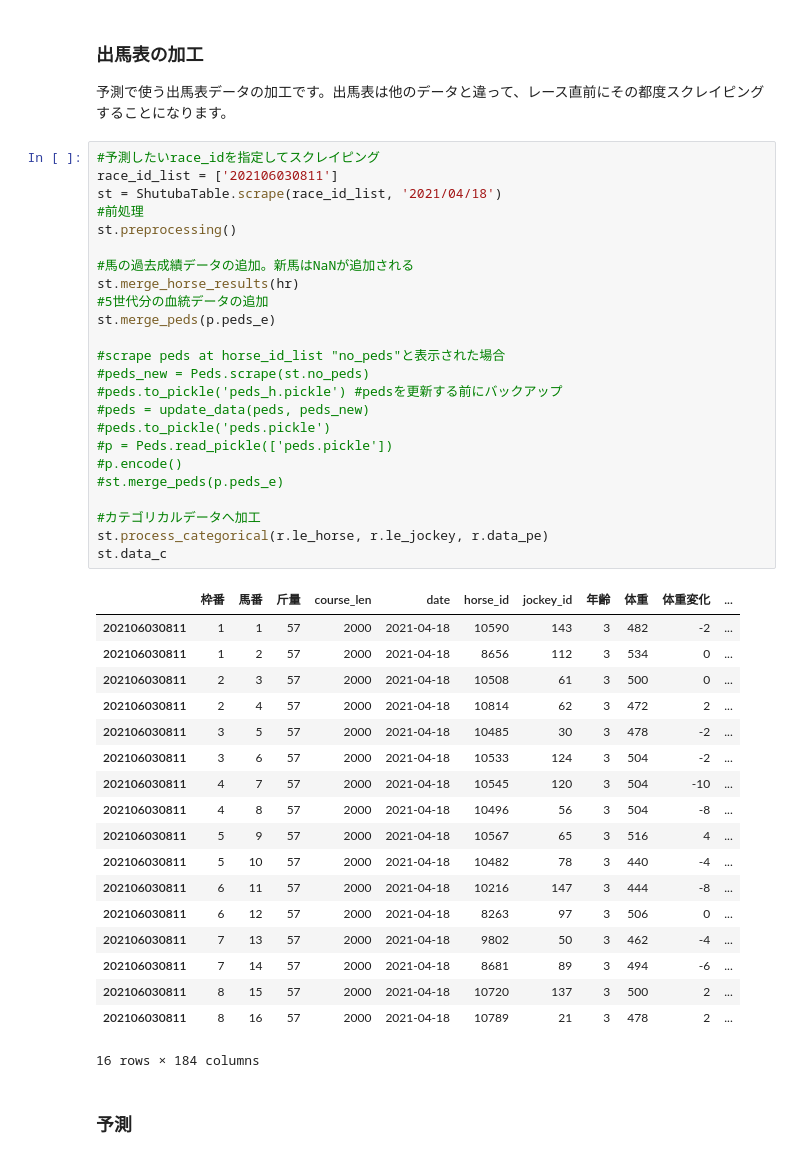
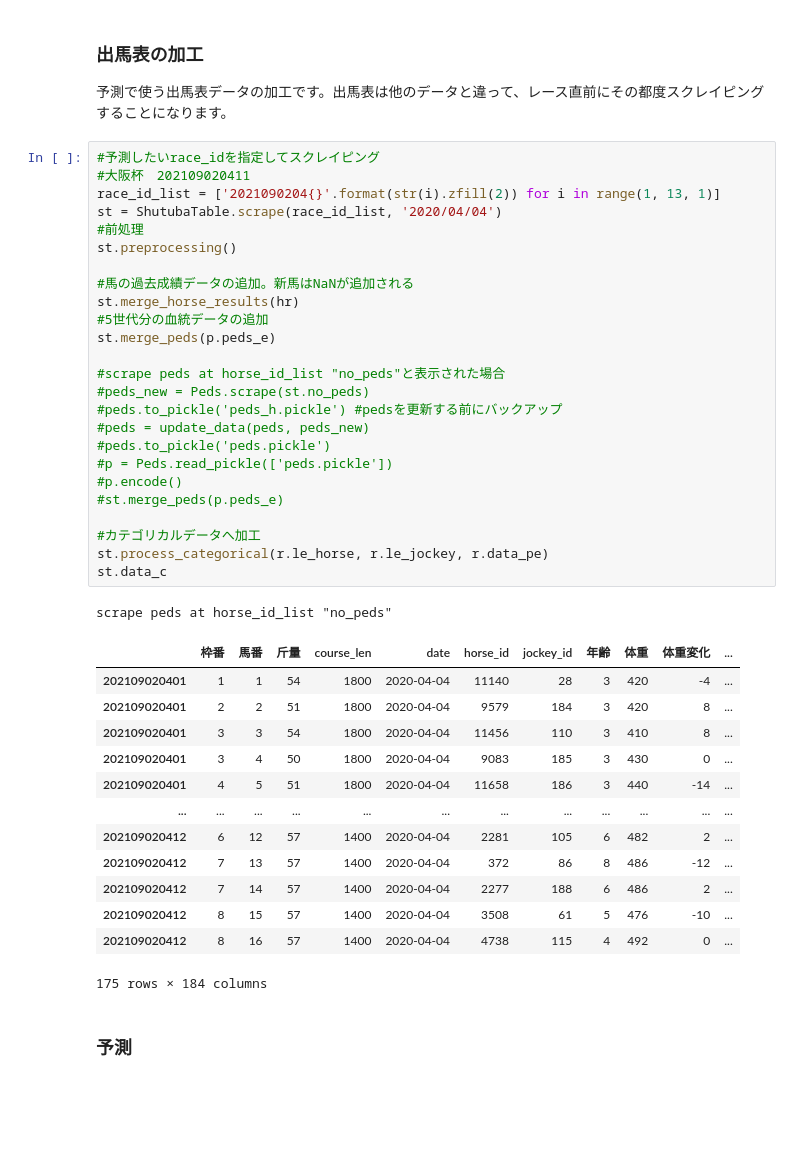
Before and after one commit to aritanaoya/Titanic_Kaggle, a Jupyter notebook: keibaAI.ipynb, the cells around one changed output. Cells and saved outputs as stored; diff of their text form; blank space fills up the shorter version.

```diff
--- a/keibaAI.ipynb
+++ b/keibaAI.ipynb
@@ -1125,47 +1207,44 @@ memory usage: 2.1+ MB
 予測で使う出馬表データの加工です。出馬表は他のデータと違って、レース直前にその都度スクレイピングすることになります。
 # %%
 #予測したいrace_idを指定してスクレイピング
-race_id_list = ['202106030811']
-st = ShutubaTable.scrape(race_id_list, '2021/04/18')
+#大阪杯　202109020411
+race_id_list = ['2021090204{}'.format(str(i).zfill(2)) for i in range(1, 13, 1)]
+st = ShutubaTable.scrape(race_id_list, '2020/04/04')
 #前処理
 st.preprocessing()
 
 #馬の過去成績データの追加。新馬はNaNが追加される
 st.merge_horse_results(hr)
 #5世代分の血統データの追加
 st.merge_peds(p.peds_e)
 
 #scrape peds at horse_id_list "no_peds"と表示された場合
 #peds_new = Peds.scrape(st.no_peds)
 #peds.to_pickle('peds_h.pickle') #pedsを更新する前にバックアップ
 #peds = update_data(peds, peds_new)
 #peds.to_pickle('peds.pickle')
 #p = Peds.read_pickle(['peds.pickle'])
 #p.encode()
 #st.merge_peds(p.peds_e)
 
 #カテゴリカルデータへ加工
 st.process_categorical(r.le_horse, r.le_jockey, r.data_pe)
 st.data_c
 # %% [output]
+scrape peds at horse_id_list "no_peds"
 |  | 枠番 | 馬番 | 斤量 | course_len | date | horse_id | jockey_id | 年齢 | 体重 | 体重変化 | ... |
-| 202106030811 | 1 | 1 | 57 | 2000 | 2021-04-18 | 10590 | 143 | 3 | 482 | -2 | ... |
-| 202106030811 | 1 | 2 | 57 | 2000 | 2021-04-18 | 8656 | 112 | 3 | 534 | 0 | ... |
-| 202106030811 | 2 | 3 | 57 | 2000 | 2021-04-18 | 10508 | 61 | 3 | 500 | 0 | ... |
-| 202106030811 | 2 | 4 | 57 | 2000 | 2021-04-18 | 10814 | 62 | 3 | 472 | 2 | ... |
-| 202106030811 | 3 | 5 | 57 | 2000 | 2021-04-18 | 10485 | 30 | 3 | 478 | -2 | ... |
-| 202106030811 | 3 | 6 | 57 | 2000 | 2021-04-18 | 10533 | 124 | 3 | 504 | -2 | ... |
-| 202106030811 | 4 | 7 | 57 | 2000 | 2021-04-18 | 10545 | 120 | 3 | 504 | -10 | ... |
-| 202106030811 | 4 | 8 | 57 | 2000 | 2021-04-18 | 10496 | 56 | 3 | 504 | -8 | ... |
-| 202106030811 | 5 | 9 | 57 | 2000 | 2021-04-18 | 10567 | 65 | 3 | 516 | 4 | ... |
-| 202106030811 | 5 | 10 | 57 | 2000 | 2021-04-18 | 10482 | 78 | 3 | 440 | -4 | ... |
-| 202106030811 | 6 | 11 | 57 | 2000 | 2021-04-18 | 10216 | 147 | 3 | 444 | -8 | ... |
-| 202106030811 | 6 | 12 | 57 | 2000 | 2021-04-18 | 8263 | 97 | 3 | 506 | 0 | ... |
-| 202106030811 | 7 | 13 | 57 | 2000 | 2021-04-18 | 9802 | 50 | 3 | 462 | -4 | ... |
-| 202106030811 | 7 | 14 | 57 | 2000 | 2021-04-18 | 8681 | 89 | 3 | 494 | -6 | ... |
-| 202106030811 | 8 | 15 | 57 | 2000 | 2021-04-18 | 10720 | 137 | 3 | 500 | 2 | ... |
-| 202106030811 | 8 | 16 | 57 | 2000 | 2021-04-18 | 10789 | 21 | 3 | 478 | 2 | ... |
+| 202109020401 | 1 | 1 | 54 | 1800 | 2020-04-04 | 11140 | 28 | 3 | 420 | -4 | ... |
+| 202109020401 | 2 | 2 | 51 | 1800 | 2020-04-04 | 9579 | 184 | 3 | 420 | 8 | ... |
+| 202109020401 | 3 | 3 | 54 | 1800 | 2020-04-04 | 11456 | 110 | 3 | 410 | 8 | ... |
+| 202109020401 | 3 | 4 | 50 | 1800 | 2020-04-04 | 9083 | 185 | 3 | 430 | 0 | ... |
+| 202109020401 | 4 | 5 | 51 | 1800 | 2020-04-04 | 11658 | 186 | 3 | 440 | -14 | ... |
+| ... | ... | ... | ... | ... | ... | ... | ... | ... | ... | ... | ... |
+| 202109020412 | 6 | 12 | 57 | 1400 | 2020-04-04 | 2281 | 105 | 6 | 482 | 2 | ... |
+| 202109020412 | 7 | 13 | 57 | 1400 | 2020-04-04 | 372 | 86 | 8 | 486 | -12 | ... |
+| 202109020412 | 7 | 14 | 57 | 1400 | 2020-04-04 | 2277 | 188 | 6 | 486 | 2 | ... |
+| 202109020412 | 8 | 15 | 57 | 1400 | 2020-04-04 | 3508 | 61 | 5 | 476 | -10 | ... |
+| 202109020412 | 8 | 16 | 57 | 1400 | 2020-04-04 | 4738 | 115 | 4 | 492 | 0 | ... |
-16 rows × 184 columns
+175 rows × 184 columns
 # %% [markdown]
 ### 予測
 # %%
```
Also changed, not shown: parts of 17 cells of this notebook.
